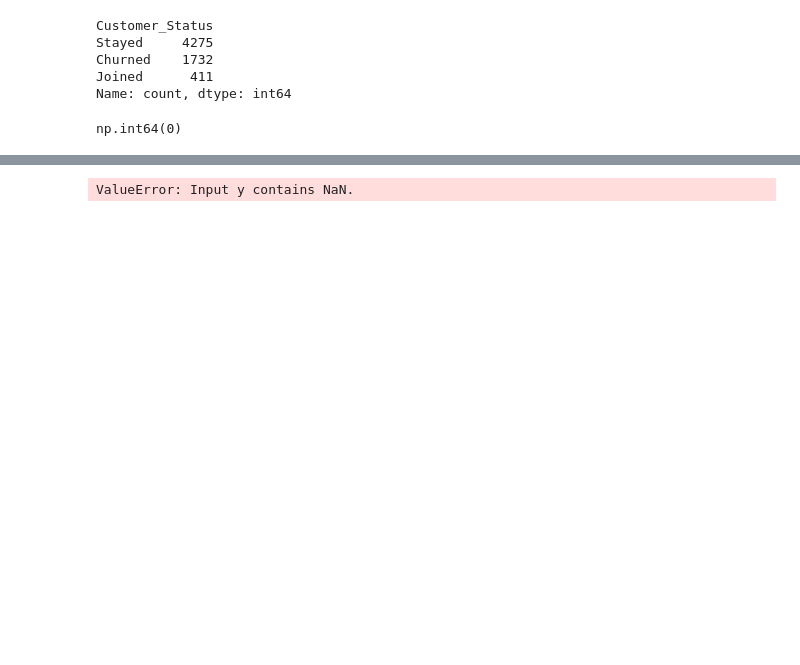
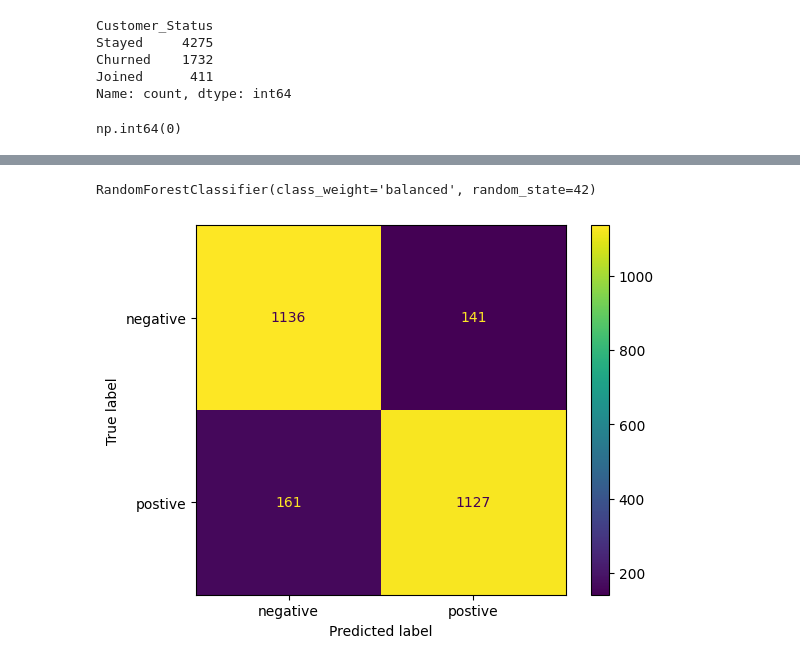
Before and after one commit to Vish-2101/datathon-25-error-404, a Jupyter notebook: customer_churn_prediction.ipynb, the cells around one changed output, grey strips where cells are left out. Cells and saved outputs as stored; diff of their text form; code cells hidden in the pictures; blank space fills up the shorter version.

Commit message:
added model

```diff
--- a/customer_churn_prediction.ipynb
+++ b/customer_churn_prediction.ipynb
@@ -109,0 +153,7 @@ y = df['Customer_Status']
+# %%
+from imblearn.over_sampling import SMOTE
+
+smote = SMOTE(sampling_strategy='auto', random_state=42)
+X_resampled, y_resampled = smote.fit_resample(X_cleaned, y_cleaned)
+
+print("After SMOTE:", len(X_resampled), len(y_resampled))  # These should be equal
@@ -129,3 +181,3 @@ dtypes: float64(7), int64(22)
 memory usage: 1.4 MB
 # %%
-X_train, X_test, y_train, y_test = train_test_split(X, y, test_size=0.3, random_state=42)
+X_train, X_test, y_train, y_test = train_test_split(X_resampled, y_resampled, test_size=0.3, random_state=42)
@@ -132,5 +187,2 @@ X_train, X_test, y_train, y_test = train_test_split(X, y, test_size=0.3, random_
 # %%
-rf_model = RandomForestClassifier(n_estimators=100, random_state=42)
-rf_model.fit(X_train, y_train)
+rf_model = RandomForestClassifier(n_estimators=100, random_state=42, class_weight='balanced')
-# %% [output]
-ValueError: Input y contains NaN.
@@ -136,0 +196,16 @@ ValueError: Input y contains NaN.
+# %%
+rf_model.fit(X_train, y_train)
+# %% [output]
+RandomForestClassifier(class_weight='balanced', random_state=42)
+# %%
+y_pred = rf_model.predict(X_test)
+# %%
+from sklearn.metrics import confusion_matrix
+import matplotlib.pyplot as plt
+from sklearn.metrics import confusion_matrix, ConfusionMatrixDisplay
+confusion_matrix = confusion_matrix(y_test, y_pred)
+cm_display = ConfusionMatrixDisplay(confusion_matrix = confusion_matrix, display_labels = ['negative', 'postive'])
+cm_display.plot()
+plt.show()
+# %% [output]
+[figure, added]
```
Also changed, not shown: parts of 19 cells of this notebook.
